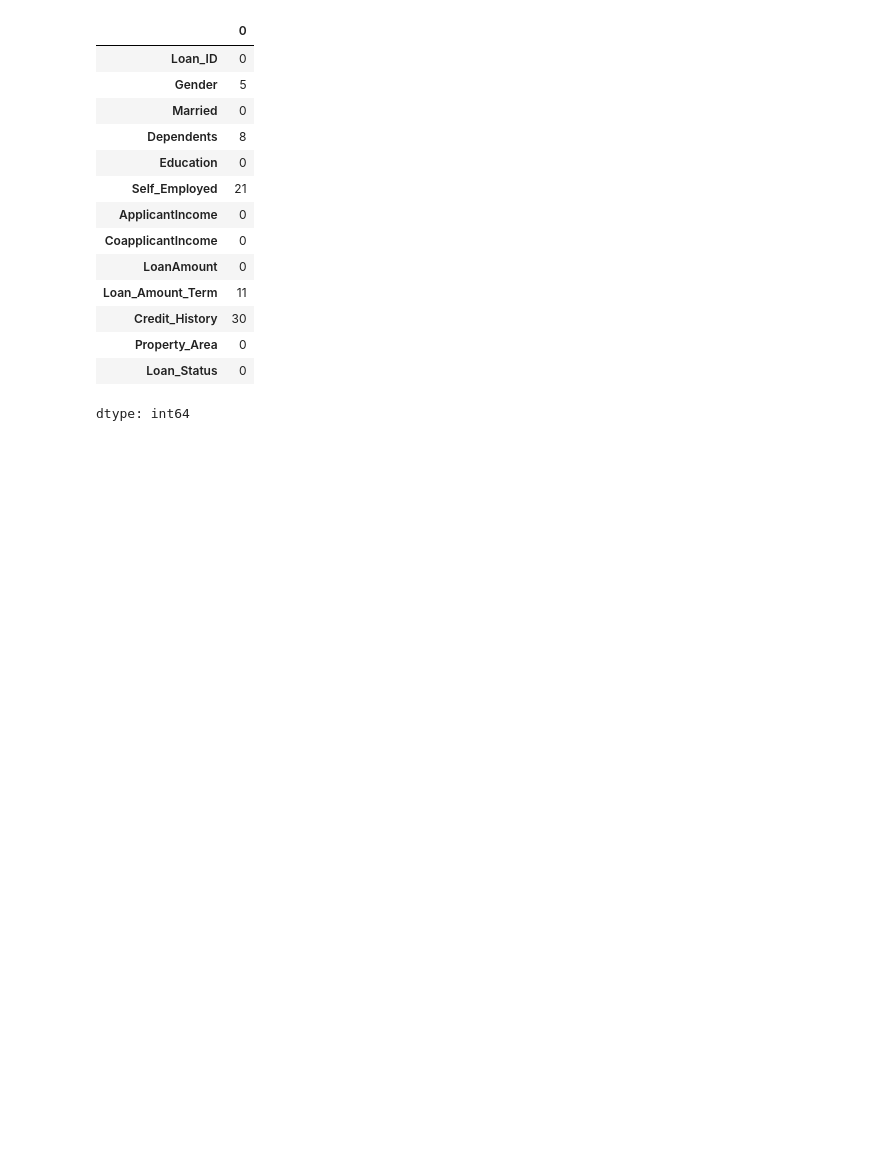
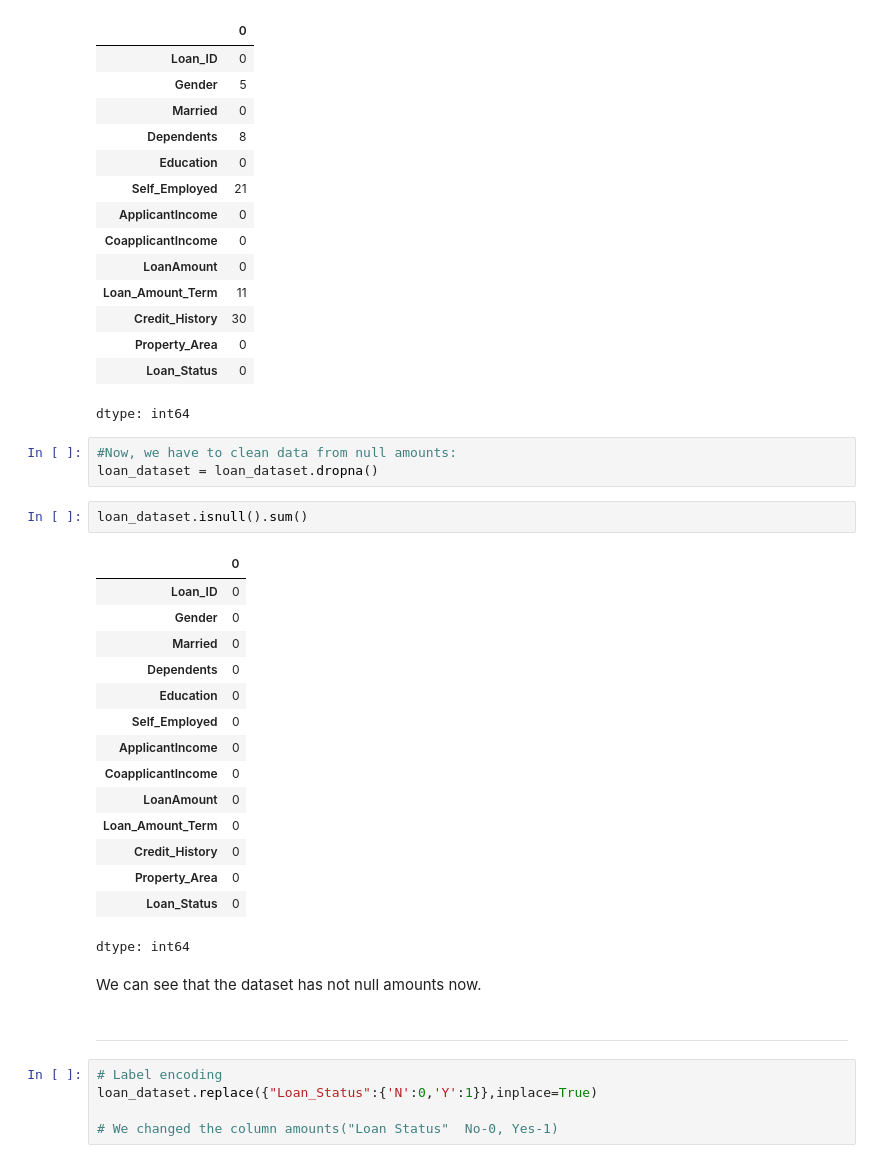
Before and after one commit to azimjaan21/loan_status_prediction, a Jupyter notebook: loan_prediction.ipynb, the cells around one changed output. Drawn from its saved outputs; the diff is of its cells as text; blank space fills up the shorter version.

```diff
--- a/loan_prediction.ipynb
+++ b/loan_prediction.ipynb
@@ -75,3 +79,35 @@ loan_dataset.isnull().sum()
 | Property_Area | 0 |
 | Loan_Status | 0 |
 dtype: int64
+# %%
+#Now, we have to clean data from null amounts:
+loan_dataset = loan_dataset.dropna()
+# %%
+loan_dataset.isnull().sum()
+# %% [output]
+|  | 0 |
+| Loan_ID | 0 |
+| Gender | 0 |
+| Married | 0 |
+| Dependents | 0 |
+| Education | 0 |
+| Self_Employed | 0 |
+| ApplicantIncome | 0 |
+| CoapplicantIncome | 0 |
+| LoanAmount | 0 |
+| Loan_Amount_Term | 0 |
+| Credit_History | 0 |
+| Property_Area | 0 |
+| Loan_Status | 0 |
+dtype: int64
+# %% [markdown]
+We can see that the dataset has not null amounts now.
+# %% [markdown]
+
+
+---
+# %%
+# Label encoding
+loan_dataset.replace({"Loan_Status":{'N':0,'Y':1}},inplace=True)
+
+# We changed the column amounts("Loan Status"  No-0, Yes-1)
```
Also changed, not shown: parts of 3 cells of this notebook.
